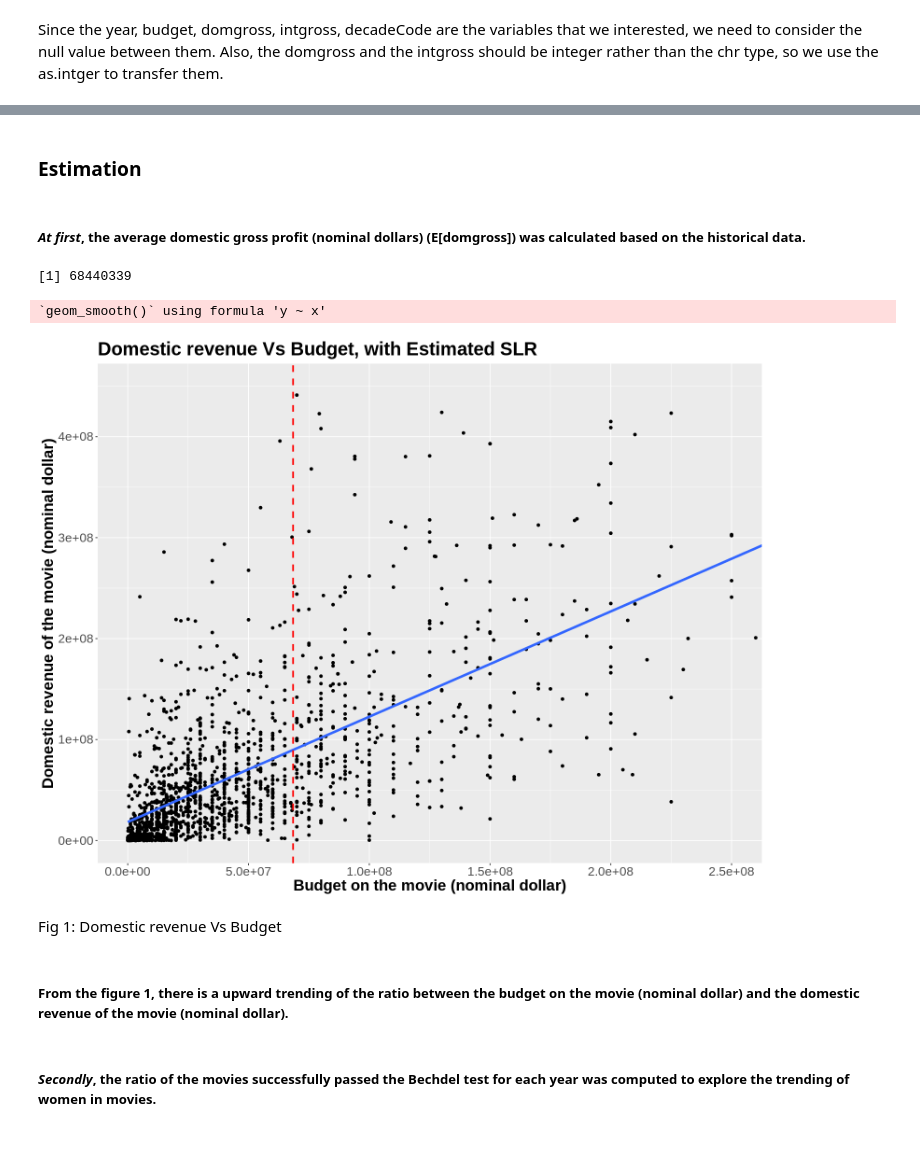
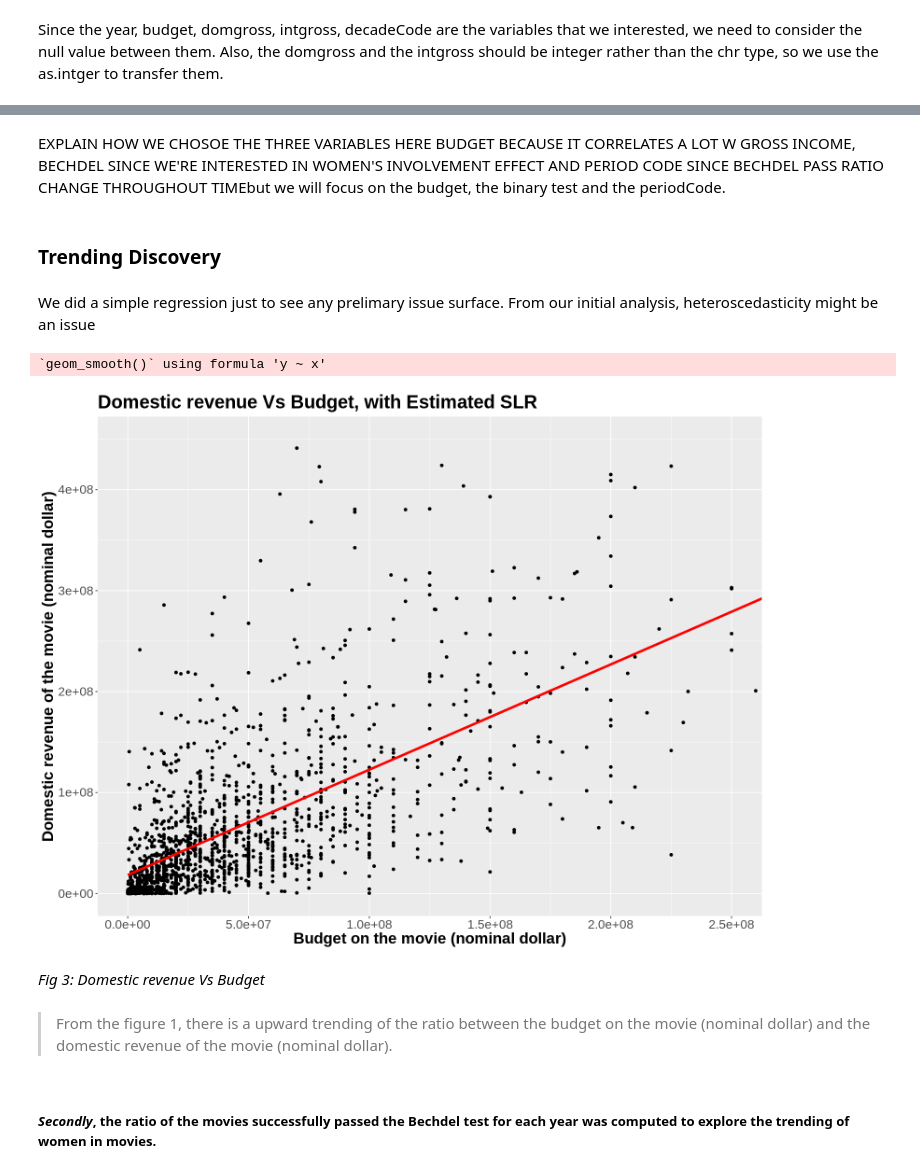
Before and after one commit to Wills-Hao/Film-Profit-Factors-R, a Jupyter notebook: Project_Proposal.ipynb, the cells around one changed output, grey strips where cells are left out. Drawn from its saved outputs; the diff is of its cells as text; code cells hidden in the pictures; blank space fills up the shorter version.

Commit message:
Done the model selection part

```diff
--- a/Project_Proposal.ipynb
+++ b/Project_Proposal.ipynb
@@ -57,15 +70,16 @@ Since the year, budget, domgross, intgross, decadeCode are the variables that we
 clean_movie_data <- movie_data %>%
                     mutate(domgross = as.integer(domgross),
                            intgross = as.integer(intgross),
-                           decadeCode = decade.code) %>%
-                    filter(!is.na(year&budget&domgross&intgross&decadeCode)) %>%
+                           decadeCode = decade.code,
+                           periodCode = period.code) %>%
+                    filter(!is.na(year&budget&domgross&intgross&periodCode&decadeCode)) %>%
                     mutate(tot_gross = domgross + intgross) %>%
                     # mutate(binary = as_factor(binary),
                     #        domgross = as_factor(domgross),
                     #        intgross = as_factor(intgross),
                     #        tot_gross = as_factor(tot_gross),
                     #        decadeCode = as_factor(decadeCode),) %>%
-                    select(year,imdb,budget,binary,domgross,intgross,decadeCode)
+                    select(year,imdb,budget,binary,domgross,intgross,periodCode,decadeCode)
 head(clean_movie_data)
 # %% [output]
 Warning message in mask$eval_all_mutate(quo):
@@ -86,39 +195,33 @@ A data.frame: 6 × 7
+# %% [markdown]
+EXPLAIN HOW WE CHOSOE THE THREE VARIABLES HERE BUDGET BECAUSE IT CORRELATES A LOT W GROSS INCOME, BECHDEL SINCE WE'RE INTERESTED IN WOMEN'S INVOLVEMENT EFFECT AND PERIOD CODE SINCE BECHDEL PASS RATIO CHANGE THROUGHOUT TIMEbut we will focus on the budget, the binary test and the periodCode.
 # %% [markdown]
-### Estimation
+### Trending Discovery
-# %% [markdown]
-##### *At first*, the average domestic gross profit (nominal dollars) (E[domgross]) was calculated based on the historical data.
-# %%
-average_domgross <- clean_movie_data %>%
-                  summarise(mean = mean(domgross)) %>%
-                  pull()
-average_domgross
-# %% [output]
-[1] 68440339
+# %% [markdown]
+We did a simple regression just to see any prelimary issue surface. From our initial analysis, heteroscedasticity might be an issue
 # %%
 options(repr.plot.width = 13, repr.plot.height = 10)
 
 SLR_budget_dom <- clean_movie_data %>%
               ggplot(aes(x = budget, y = domgross)) +
               geom_point() +
-              geom_smooth(aes(x= budget, y = domgross), method = lm, se = FALSE, size = 1.5) +
+              geom_smooth(aes(x= budget, y = domgross), method = lm, se = FALSE, size = 1.5, colour = "red") +
               coord_cartesian(xlim = c(0, 2.5*10^8), ylim = c(0, 4.5*10^8)) +
-              geom_vline(aes(xintercept = average_domgross), color="red", linetype = "dashed", size = 1)+
               xlab("Budget on the movie (nominal dollar)") +
               ylab("Domestic revenue of the movie (nominal dollar)") +
               ggtitle("Domestic revenue Vs Budget, with Estimated SLR") +
               theme(
               text = element_text(size = 20),
               plot.title = element_text(face = "bold"),
               axis.title = element_text(face = "bold")
               )
 
 SLR_budget_dom
 # %% [output]
 `geom_smooth()` using formula 'y ~ x'
-[figure, old version]
+[figure, new version]
 # %% [markdown]
-Fig 1: Domestic revenue Vs Budget
+*Fig 3: Domestic revenue Vs Budget*
 # %% [markdown]
-##### From the figure 1, there is a upward trending of the ratio between the budget on the movie (nominal dollar) and the domestic revenue of the movie (nominal dollar).
+> From the figure 1, there is a upward trending of the ratio between the budget on the movie (nominal dollar) and the domestic revenue of the movie (nominal dollar).
 # %% [markdown]
 ##### *Secondly*, the ratio of the movies successfully passed the Bechdel test for each year was computed to explore the trending of women in movies.
```
Also changed, not shown: parts of 23 cells of this notebook.
